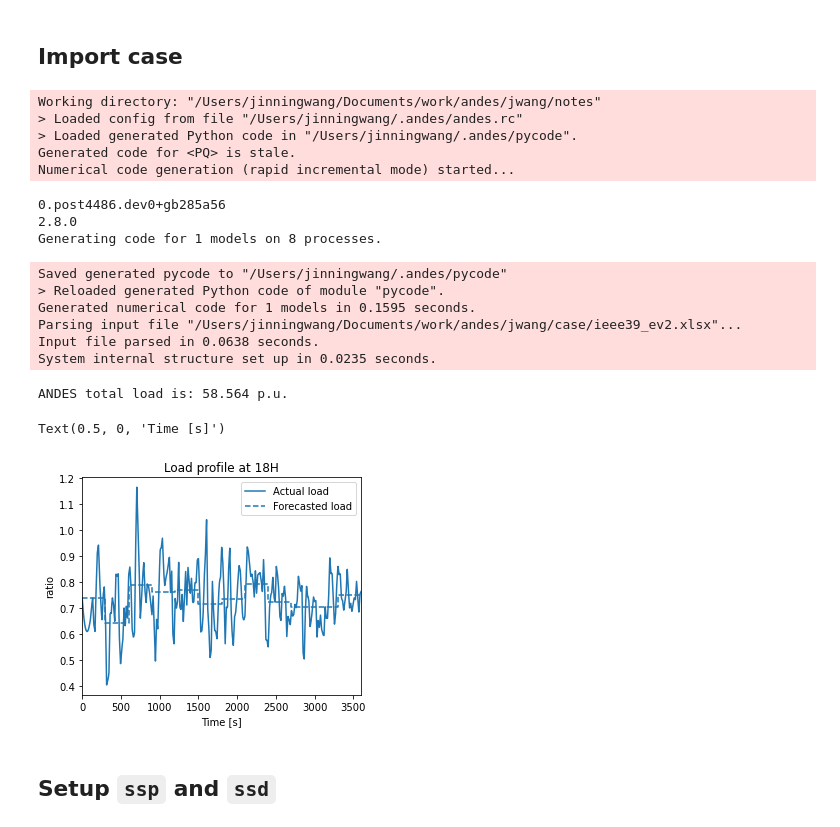
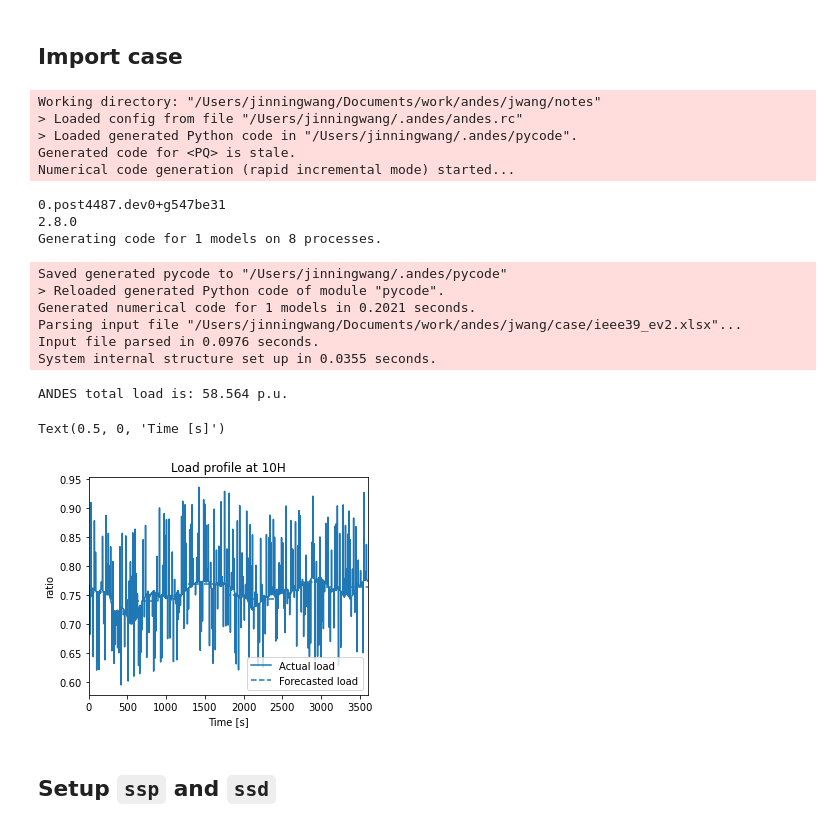
Before and after one commit to jinningwang/andes, a Jupyter notebook: jwang/notes/agc_param/cosim_ev.ipynb, the cells around one changed output. Saved outputs shown, nothing was run; the diff lists cells and outputs as text; code cells hidden in the pictures.

```diff
--- a/jwang/notes/agc_param/cosim_ev.ipynb
+++ b/jwang/notes/agc_param/cosim_ev.ipynb
@@ -26,7 +26,7 @@ from ev_ssm import ev_ssm
 print(andes.__version__)
 print(pp.__version__)
 
-caseH = 18
+caseH = 10
 
 # --- ANDES case ---
 dir_path = os.path.abspath('..')
@@ -56,15 +56,15 @@ Working directory: "/Users/jinningwang/Documents/work/andes/jwang/notes"
 > Loaded generated Python code in "/Users/jinningwang/.andes/pycode".
 Generated code for <PQ> is stale.
 Numerical code generation (rapid incremental mode) started...
-0.post4486.dev0+gb285a56
+0.post4487.dev0+g547be31
 2.8.0
 Generating code for 1 models on 8 processes.
 Saved generated pycode to "/Users/jinningwang/.andes/pycode"
 > Reloaded generated Python code of module "pycode".
-Generated numerical code for 1 models in 0.1595 seconds.
+Generated numerical code for 1 models in 0.2021 seconds.
 Parsing input file "/Users/jinningwang/Documents/work/andes/jwang/case/ieee39_ev2.xlsx"...
-Input file parsed in 0.0638 seconds.
-System internal structure set up in 0.0235 seconds.
+Input file parsed in 0.0976 seconds.
+System internal structure set up in 0.0355 seconds.
 # %%
 # --- read load from ssa ---
 ptotal = ssa.PQ.as_df()['p0'].sum()
@@ -74,43 +74,54 @@ print('ANDES total load is:',ptotal.round(4),'p.u.')
 ddata_path = '/case/dsyn.csv'
 ddata = dir_path + ddata_path
 d_syn = pd.read_csv(ddata)
 
+caseH = 10
+
+np.random.seed(2022)
 # the coefficient can be adjusted to fit the case
 if caseH == 10:
-    d_syn['sload'] = 0.8*(d_syn['ha10'] - d_syn['ha10'].min()) / d_syn['ha10'].min() + 0.7
+    d_syn['sload'] = (d_syn['ha10'] - d_syn['ha10'].min()) / d_syn['ha10'].min() + 0.7
 if caseH == 18:
     d_syn['sload'] = 0.8*(d_syn['ha18'] - d_syn['ha18'].min()) / d_syn['ha18'].min() + 0.7
 
-# extensify load fluctuation
-avg = d_syn['sload'].rolling(70).mean()
-fluc = 30
-d_syn['sload'] = fluc * (d_syn['sload'] - avg) + avg
+nr = 40
+# ace_syn = np.random.normal(0, 0.03, size=(int(3600/nr), 1))
+ace_syn1 = np.random.uniform(-0.14, 0.16, size=(int(3600/nr), 1))
+ace_syn1 = np.repeat(ace_syn1, nr, axis=1).reshape(-1)
+ace_syn1 = np.zeros((3600,1))
+k = 15
+ace_syn1[range(0, 3600, k)] = np.random.uniform(-0.14, 0.16, size=(len(range(0, 3600, k)), 1))
+ace_syn1 = ace_syn1.reshape(-1)
+nr2 = 18
+ace_syn2 = np.random.normal(0, 0.0, size=(int(3600/nr2), 1))
+ace_syn2 = np.repeat(ace_syn2, nr2, axis=1).reshape(-1)
+ace_syn = ace_syn1 + ace_syn2
+# ace_syn[range(0, 3600, 5)] = 0
+d_syn['sload'] = d_syn['sload'] + ace_syn
 
 # calculate expected load
 step = 300
 d_exp = d_syn.groupby(d_syn.index // step).mean().copy()
 d_exp['time'] = range(0,3600,300)
 
-# align starting point of load with starting point of dispatch results
-d_syn['sload'][0] = d_exp['sload'].iloc[0]
-d_syn['sload'][1:100] = None
-d_syn['sload'] = d_syn['sload'].interpolate(method='polynomial', order=3)
+# # align starting point of load with starting point of dispatch results
+d_syn['sload'].iloc[0] = d_exp['sload'].iloc[0]
 
 # --- plot load curve ---
 fig_load, ax_load = plt.subplots(figsize=(5, 4))
 ax_load.plot(d_syn['time'], d_syn['sload'], color='tab:blue', linestyle='-')
 ystep = list(d_exp['sload'])
 ystep.insert(0, d_exp['sload'].iloc[0])
 ax_load.step(range(0,3900,300), ystep, color='tab:blue', linestyle='--')
 ax_load.set_xlim([0, 3600])
 ax_load.legend(['Actual load', 'Forecasted load'])
 ax_load.set_title(f'Load profile at {caseH}H')
 ax_load.set_ylabel('ratio')
 ax_load.set_xlabel('Time [s]')
 # %% [output]
 ANDES total load is: 58.564 p.u.
 Text(0.5, 0, 'Time [s]')
-[figure, old version]
+[figure, new version]
 # %% [markdown]
 ## Setup ``ssp`` and ``ssd``
 # %%
```
Also changed, not shown: parts of 10 cells of this notebook, 3 other files.
